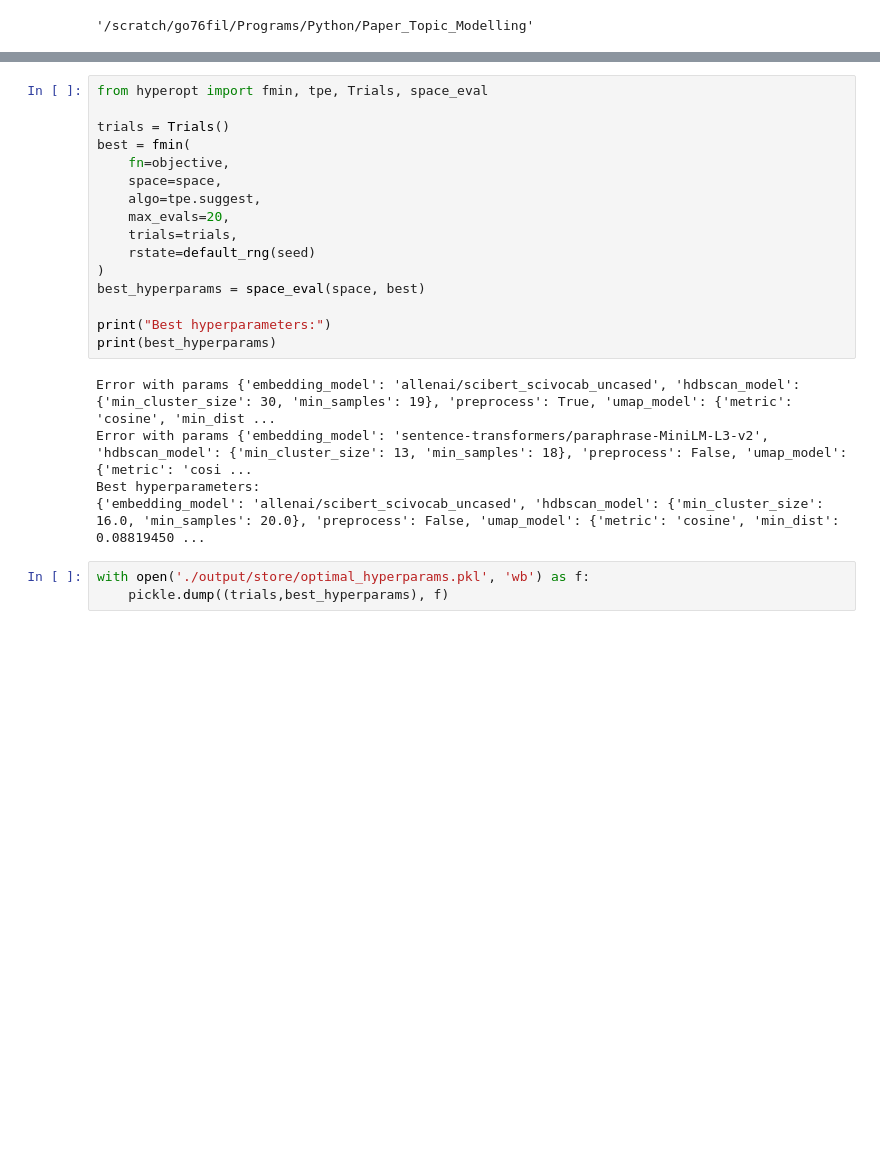
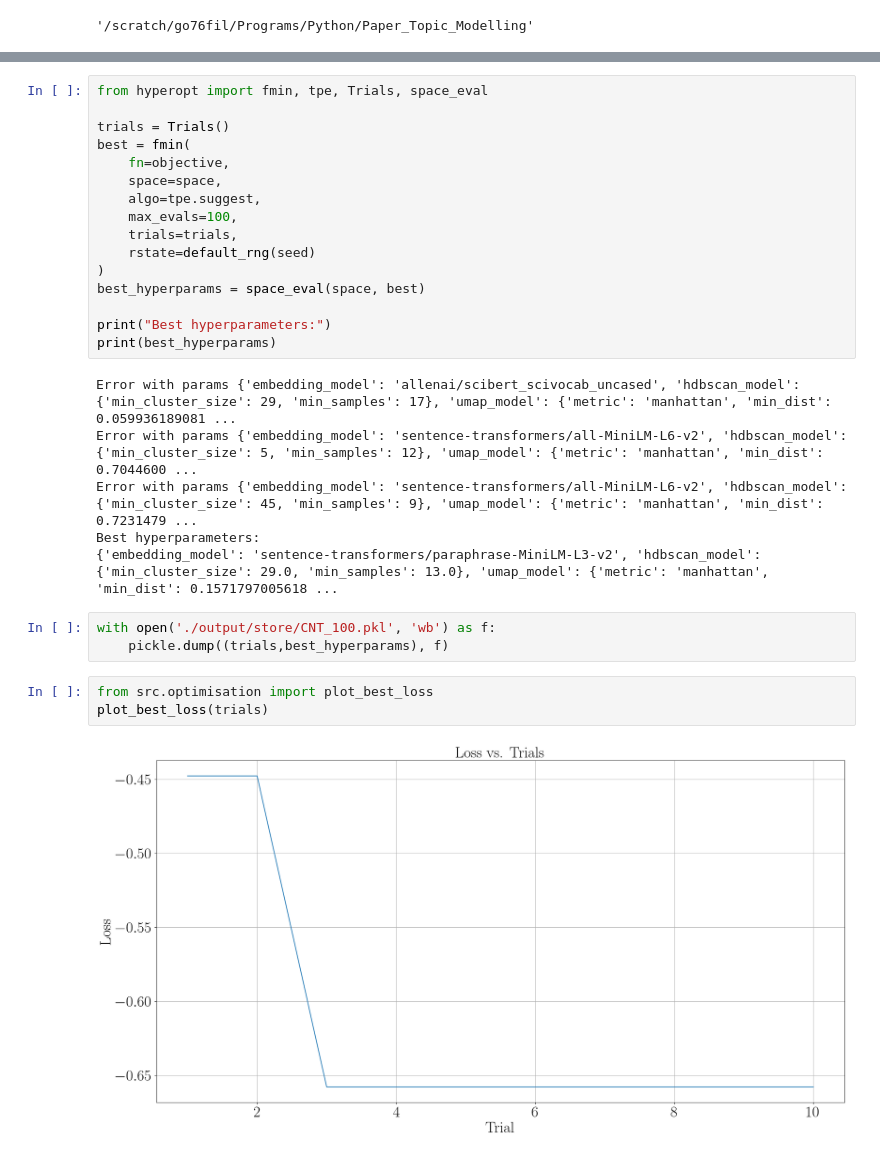
Before and after one commit to IntellyCode/nlp_of_franchising_papers, a Jupyter notebook: jupyter/optimising_bert.ipynb, the cells around one changed output, grey strips where cells are left out. Drawn from its saved outputs; the diff is of its cells as text; blank space fills up the shorter version.

Commit message:
Working Bert Optimisation

```diff
--- a/jupyter/optimising_bert.ipynb
+++ b/jupyter/optimising_bert.ipynb
@@ -40,7 +47,7 @@ best = fmin(
     fn=objective,
     space=space,
     algo=tpe.suggest,
-    max_evals=20,
+    max_evals=100,
     trials=trials,
     rstate=default_rng(seed)
 )
@@ -49,10 +56,16 @@ best_hyperparams = space_eval(space, best)
 print("Best hyperparameters:")
 print(best_hyperparams)
 # %% [output]
-Error with params {'embedding_model': 'allenai/scibert_scivocab_uncased', 'hdbscan_model': {'min_cluster_size': 30, 'min_samples': 19}, 'preprocess': True, 'umap_model': {'metric': 'cosine', 'min_dist ...
-Error with params {'embedding_model': 'sentence-transformers/paraphrase-MiniLM-L3-v2', 'hdbscan_model': {'min_cluster_size': 13, 'min_samples': 18}, 'preprocess': False, 'umap_model': {'metric': 'cosi ...
+Error with params {'embedding_model': 'allenai/scibert_scivocab_uncased', 'hdbscan_model': {'min_cluster_size': 29, 'min_samples': 17}, 'umap_model': {'metric': 'manhattan', 'min_dist': 0.059936189081 ...
+Error with params {'embedding_model': 'sentence-transformers/all-MiniLM-L6-v2', 'hdbscan_model': {'min_cluster_size': 5, 'min_samples': 12}, 'umap_model': {'metric': 'manhattan', 'min_dist': 0.7044600 ...
+Error with params {'embedding_model': 'sentence-transformers/all-MiniLM-L6-v2', 'hdbscan_model': {'min_cluster_size': 45, 'min_samples': 9}, 'umap_model': {'metric': 'manhattan', 'min_dist': 0.7231479 ...
 Best hyperparameters:
-{'embedding_model': 'allenai/scibert_scivocab_uncased', 'hdbscan_model': {'min_cluster_size': 16.0, 'min_samples': 20.0}, 'preprocess': False, 'umap_model': {'metric': 'cosine', 'min_dist': 0.08819450 ...
+{'embedding_model': 'sentence-transformers/paraphrase-MiniLM-L3-v2', 'hdbscan_model': {'min_cluster_size': 29.0, 'min_samples': 13.0}, 'umap_model': {'metric': 'manhattan', 'min_dist': 0.1571797005618 ...
 # %%
-with open('./output/store/optimal_hyperparams.pkl', 'wb') as f:
+with open('./output/store/CNT_100.pkl', 'wb') as f:
     pickle.dump((trials,best_hyperparams), f)
+# %%
+from src.optimisation import plot_best_loss
+plot_best_loss(trials)
+# %% [output]
+[figure, added]
```
Also changed, not shown: parts of 4 cells of this notebook, 11 other files.
